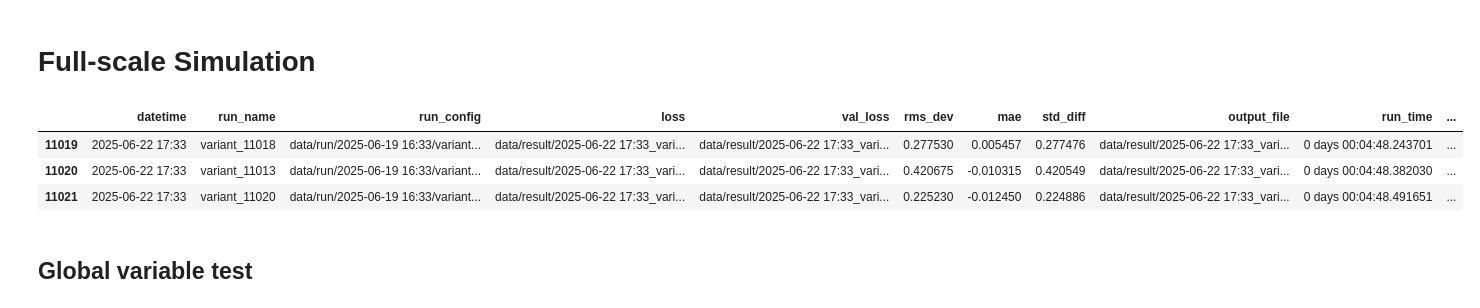
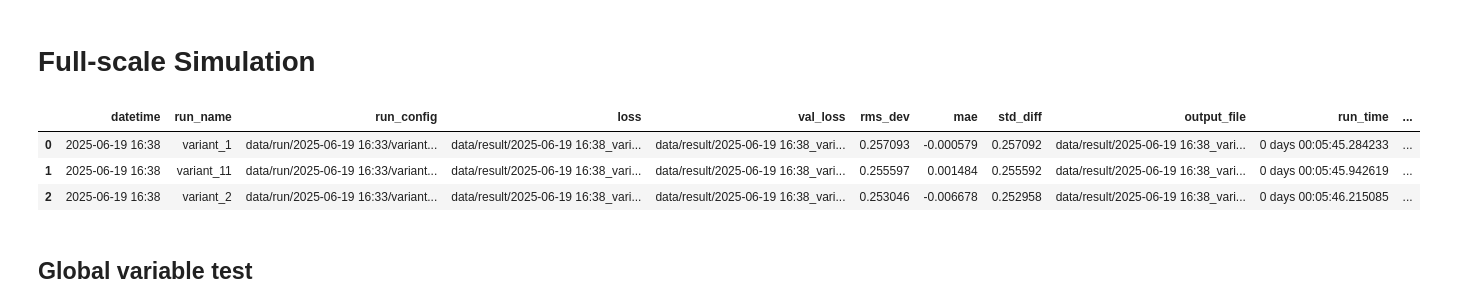
Before and after one commit to mzyudhistira/BSk24-Emu, a Jupyter notebook: analysis.ipynb, the cells around one changed output. Drawn from its saved outputs; the diff is of its cells as text; code cells hidden in the pictures.

```diff
--- a/analysis.ipynb
+++ b/analysis.ipynb
@@ -148,10 +149,10 @@ Name: percent_train_data, dtype: float64
 # %%
 full_result = pd.read_csv("data/summary/full_scale.csv")
 full_result["variant_id"] = full_result["run_name"].str.split("_").str[1].astype(int)
 full_result["run_time"] = pd.to_timedelta(full_result["run_time"])
-full_result.tail(3)
+full_result.head(3)
 # %% [output]
 |  | datetime | run_name | run_config | loss | val_loss | rms_dev | mae | std_diff | output_file | run_time | ... |
-| 11019 | 2025-06-22 17:33 | variant_11018 | data/run/2025-06-19 16:33/variant... | data/result/2025-06-22 17:33_vari... | data/result/2025-06-22 17:33_vari... | 0.277530 | 0.005457 | 0.277476 | data/result/2025-06-22 17:33_vari... | 0 days 00:04:48.243701 | ... |
-| 11020 | 2025-06-22 17:33 | variant_11013 | data/run/2025-06-19 16:33/variant... | data/result/2025-06-22 17:33_vari... | data/result/2025-06-22 17:33_vari... | 0.420675 | -0.010315 | 0.420549 | data/result/2025-06-22 17:33_vari... | 0 days 00:04:48.382030 | ... |
-| 11021 | 2025-06-22 17:33 | variant_11020 | data/run/2025-06-19 16:33/variant... | data/result/2025-06-22 17:33_vari... | data/result/2025-06-22 17:33_vari... | 0.225230 | -0.012450 | 0.224886 | data/result/2025-06-22 17:33_vari... | 0 days 00:04:48.491651 | ... |
+| 0 | 2025-06-19 16:38 | variant_1 | data/run/2025-06-19 16:33/variant... | data/result/2025-06-19 16:38_vari... | data/result/2025-06-19 16:38_vari... | 0.257093 | -0.000579 | 0.257092 | data/result/2025-06-19 16:38_vari... | 0 days 00:05:45.284233 | ... |
+| 1 | 2025-06-19 16:38 | variant_11 | data/run/2025-06-19 16:33/variant... | data/result/2025-06-19 16:38_vari... | data/result/2025-06-19 16:38_vari... | 0.255597 | 0.001484 | 0.255592 | data/result/2025-06-19 16:38_vari... | 0 days 00:05:45.942619 | ... |
+| 2 | 2025-06-19 16:38 | variant_2 | data/run/2025-06-19 16:33/variant... | data/result/2025-06-19 16:38_vari... | data/result/2025-06-19 16:38_vari... | 0.253046 | -0.006678 | 0.252958 | data/result/2025-06-19 16:38_vari... | 0 days 00:05:46.215085 | ... |
```
Also changed, not shown: parts of 11 cells of this notebook, 2 other files.
